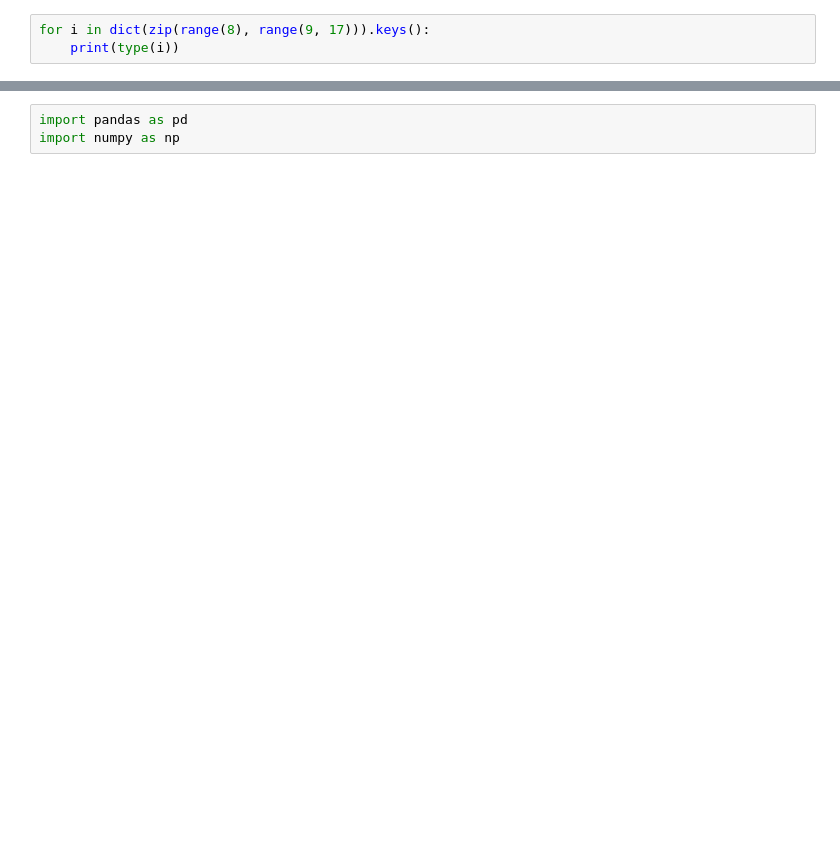
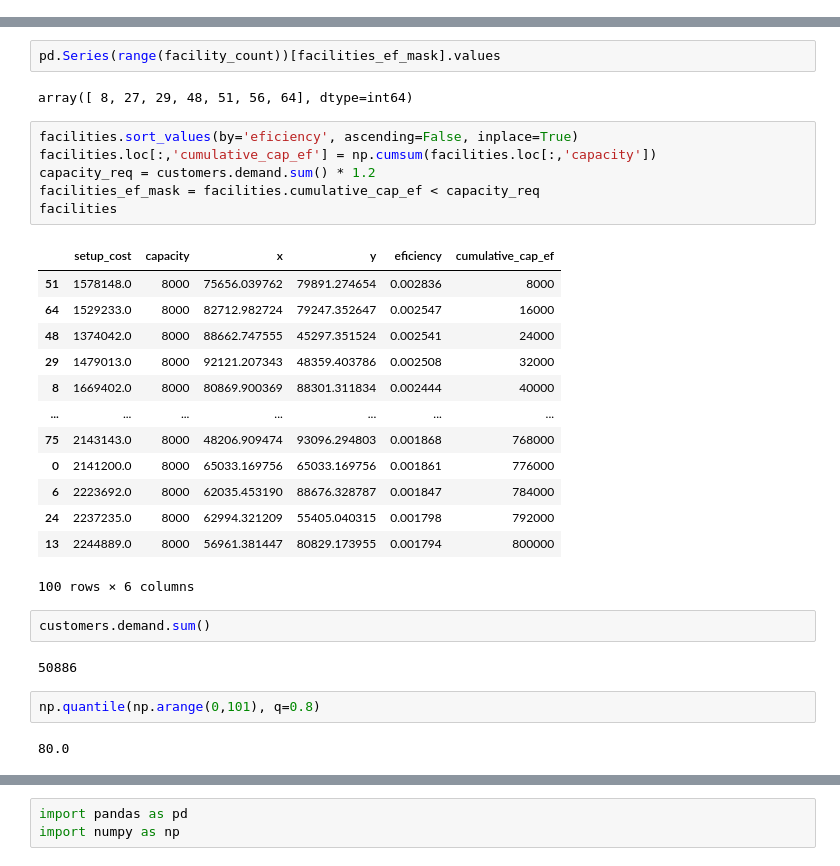
Before and after one commit to TomasMartinezBidal/Discrete_optimization_solvers, a Jupyter notebook: facility/tests.ipynb, the cells around one changed output, grey strips where cells are left out. Cells and saved outputs as stored; diff of their text form; blank space fills up the shorter version.

```diff
--- a/facility/tests.ipynb
+++ b/facility/tests.ipynb
@@ -202,3 +0,0 @@ pl.listSolvers(onlyAvailable=True)
-# %%
-for i in dict(zip(range(8), range(9, 17))).keys():
-    print(type(i))
@@ -217,0 +218,32 @@ True
+# %%
+pd.Series(range(facility_count))[facilities_ef_mask].values
+# %% [output]
+array([ 8, 27, 29, 48, 51, 56, 64], dtype=int64)
+# %%
+facilities.sort_values(by='eficiency', ascending=False, inplace=True)
+facilities.loc[:,'cumulative_cap_ef'] = np.cumsum(facilities.loc[:,'capacity'])
+capacity_req = customers.demand.sum() * 1.2
+facilities_ef_mask = facilities.cumulative_cap_ef < capacity_req
+facilities
+# %% [output]
+|  | setup_cost | capacity | x | y | eficiency | cumulative_cap_ef |
+| 51 | 1578148.0 | 8000 | 75656.039762 | 79891.274654 | 0.002836 | 8000 |
+| 64 | 1529233.0 | 8000 | 82712.982724 | 79247.352647 | 0.002547 | 16000 |
+| 48 | 1374042.0 | 8000 | 88662.747555 | 45297.351524 | 0.002541 | 24000 |
+| 29 | 1479013.0 | 8000 | 92121.207343 | 48359.403786 | 0.002508 | 32000 |
+| 8 | 1669402.0 | 8000 | 80869.900369 | 88301.311834 | 0.002444 | 40000 |
+| ... | ... | ... | ... | ... | ... | ... |
+| 75 | 2143143.0 | 8000 | 48206.909474 | 93096.294803 | 0.001868 | 768000 |
+| 0 | 2141200.0 | 8000 | 65033.169756 | 65033.169756 | 0.001861 | 776000 |
+| 6 | 2223692.0 | 8000 | 62035.453190 | 88676.328787 | 0.001847 | 784000 |
+| 24 | 2237235.0 | 8000 | 62994.321209 | 55405.040315 | 0.001798 | 792000 |
+| 13 | 2244889.0 | 8000 | 56961.381447 | 80829.173955 | 0.001794 | 800000 |
+100 rows × 6 columns
+# %%
+customers.demand.sum()
+# %% [output]
+50886
+# %%
+np.quantile(np.arange(0,101), q=0.8)
+# %% [output]
+80.0
```
Also changed, not shown: parts of 63 cells of this notebook, 3 other files.
